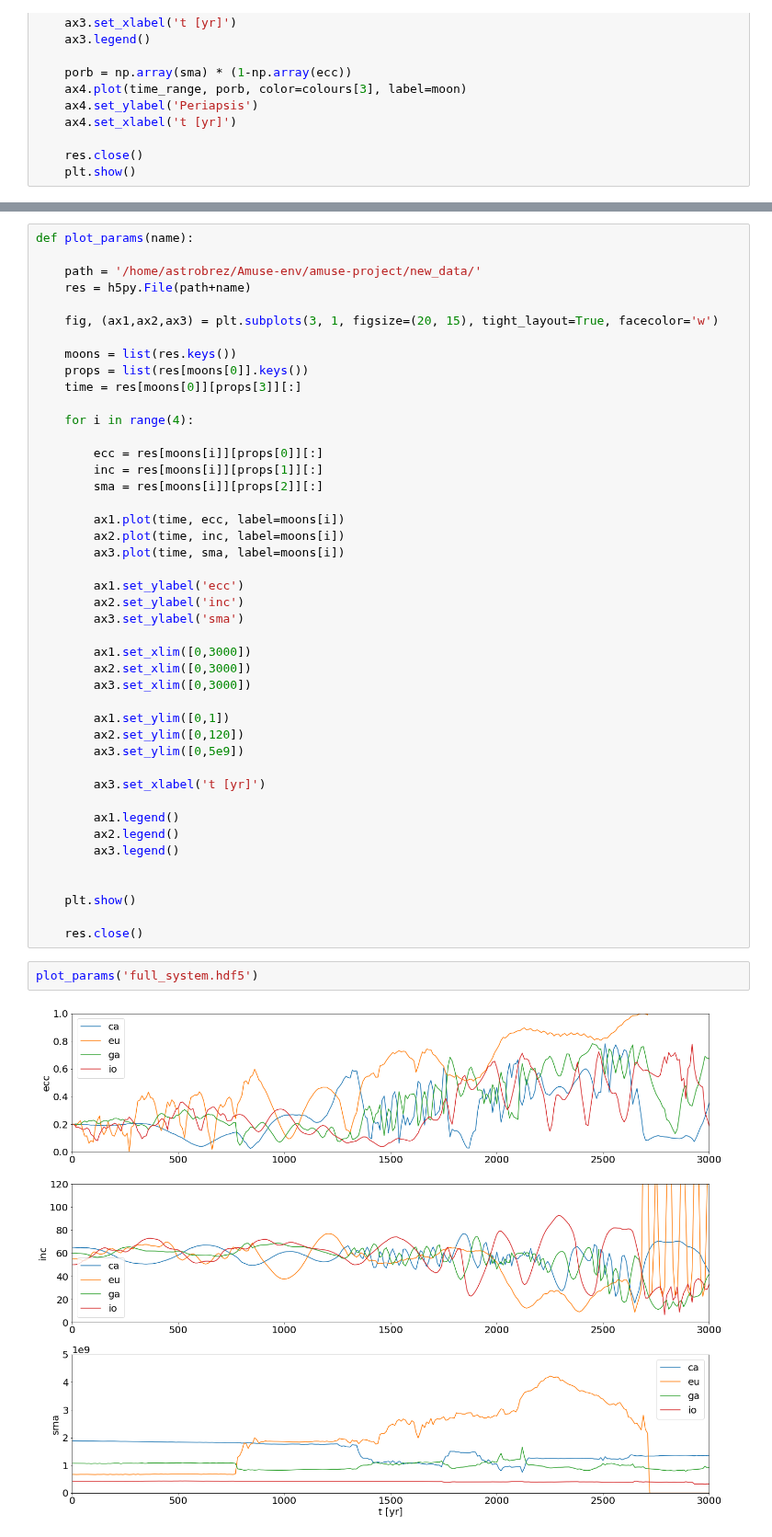
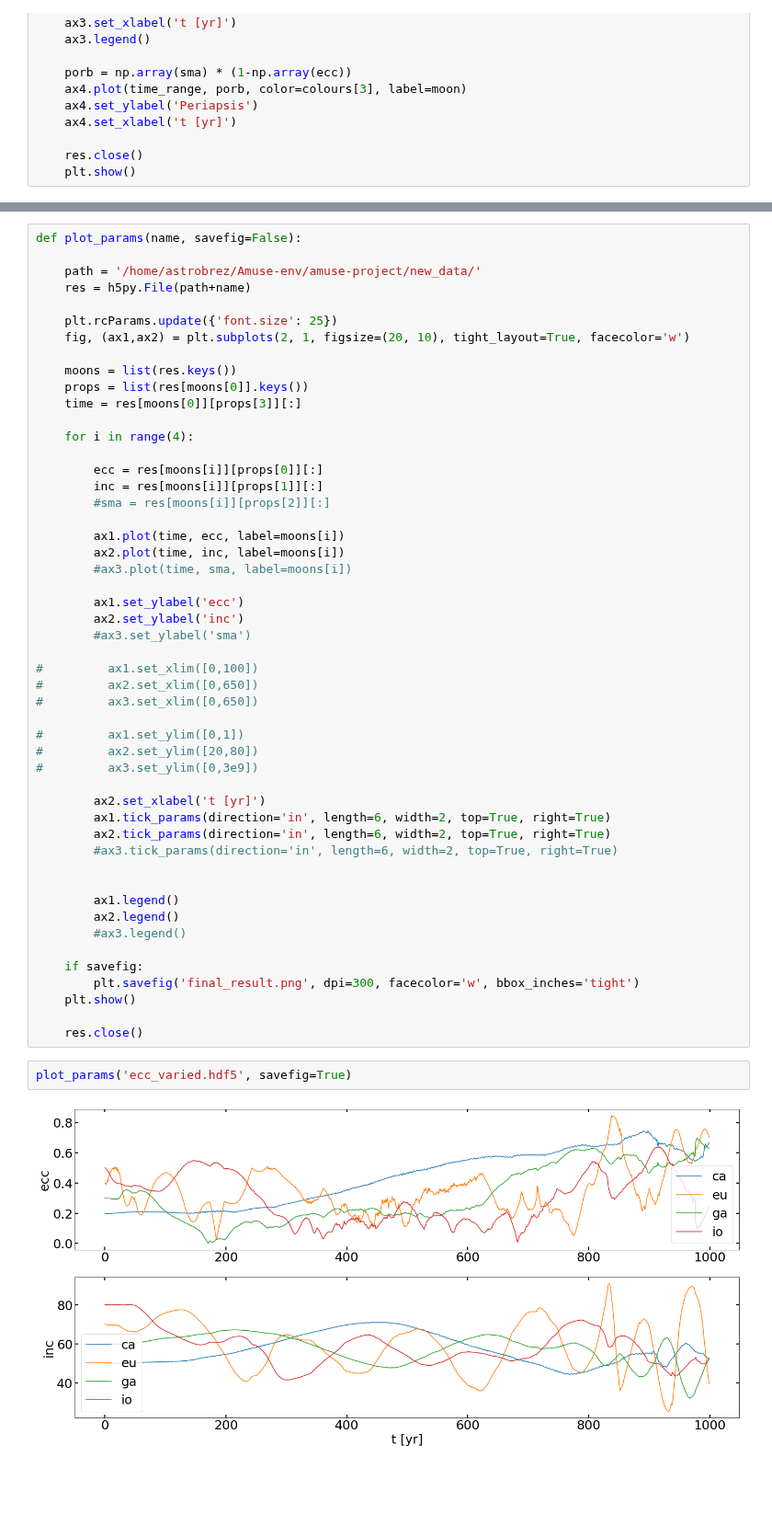
Before and after one commit to peterbreslin/amuse-project, a Jupyter notebook: testing_results.ipynb, the cells around one changed output, grey strips where cells are left out. Shown at 92% size. Cells and saved outputs as stored; diff of their text form; blank space fills up the shorter version.

Commit message:
testing param space

```diff
--- a/testing_results.ipynb
+++ b/testing_results.ipynb
@@ -102,12 +102,13 @@ plt.show()
 # %% [output]
 [figure]
 # %%
-def plot_params(name):
+def plot_params(name, savefig=False):
 
     path = '/home/astrobrez/Amuse-env/amuse-project/new_data/'
     res = h5py.File(path+name)
 
-    fig, (ax1,ax2,ax3) = plt.subplots(3, 1, figsize=(20, 15), tight_layout=True, facecolor='w')
+    plt.rcParams.update({'font.size': 25})
+    fig, (ax1,ax2) = plt.subplots(2, 1, figsize=(20, 10), tight_layout=True, facecolor='w')
 
     moons = list(res.keys())
     props = list(res[moons[0]].keys())
@@ -117,35 +118,40 @@ def plot_params(name):
 
         ecc = res[moons[i]][props[0]][:]
         inc = res[moons[i]][props[1]][:]
-        sma = res[moons[i]][props[2]][:]
+        #sma = res[moons[i]][props[2]][:]
 
         ax1.plot(time, ecc, label=moons[i])
         ax2.plot(time, inc, label=moons[i])
-        ax3.plot(time, sma, label=moons[i])
+        #ax3.plot(time, sma, label=moons[i])
 
         ax1.set_ylabel('ecc')
         ax2.set_ylabel('inc')
-        ax3.set_ylabel('sma')
+        #ax3.set_ylabel('sma')
 
-        ax1.set_xlim([0,3000])
-        ax2.set_xlim([0,3000])
-        ax3.set_xlim([0,3000])
+#         ax1.set_xlim([0,100])
+#         ax2.set_xlim([0,650])
+#         ax3.set_xlim([0,650])
 
-        ax1.set_ylim([0,1])
-        ax2.set_ylim([0,120])
-        ax3.set_ylim([0,5e9])
+#         ax1.set_ylim([0,1])
+#         ax2.set_ylim([20,80])
+#         ax3.set_ylim([0,3e9])
 
-        ax3.set_xlabel('t [yr]')
+        ax2.set_xlabel('t [yr]')
+        ax1.tick_params(direction='in', length=6, width=2, top=True, right=True)
+        ax2.tick_params(direction='in', length=6, width=2, top=True, right=True)
+        #ax3.tick_params(direction='in', length=6, width=2, top=True, right=True)
+
 
         ax1.legend()
         ax2.legend()
-        ax3.legend()
+        #ax3.legend()
 
-
+    if savefig:
+        plt.savefig('final_result.png', dpi=300, facecolor='w', bbox_inches='tight')
     plt.show()
 
     res.close()
 # %%
-plot_params('full_system.hdf5')
+plot_params('ecc_varied.hdf5', savefig=True)
 # %% [output]
-[figure, old version]
+[figure, new version]
```
Also changed, not shown: parts of 5 cells of this notebook, 7 other files.
